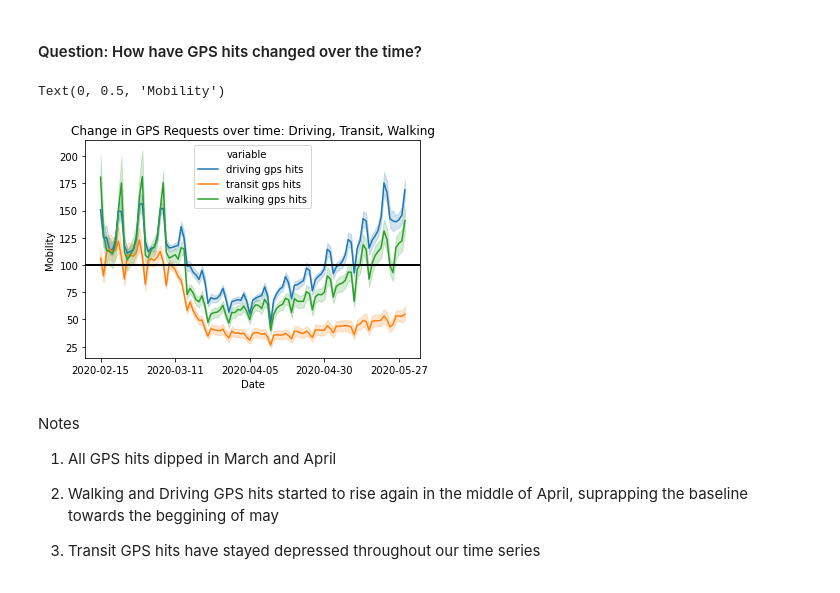
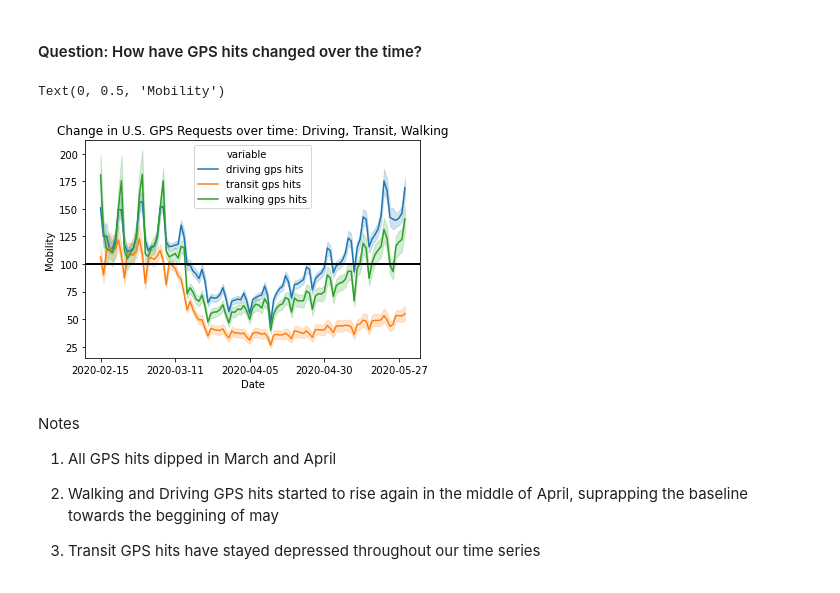
Before and after one commit to jeremysilva1098/mobility_covid, a Jupyter notebook: COVID-19 and Mobility EDA.ipynb, the cells around one changed output. Saved outputs shown, nothing was run; the diff lists cells and outputs as text; code cells hidden in the pictures.

```diff
--- a/COVID-19 and Mobility EDA.ipynb
+++ b/COVID-19 and Mobility EDA.ipynb
@@ -83,23 +211,23 @@ This earliest date is 2020-02-15 and the most recent date is 2020-05-29.
 # %%
 import matplotlib.ticker as ticker
 
 # Pull out Driving, Transit, Walking and melt it down to a new df to make it easier to plot
 tl= full_df[['date', 'driving gps hits', 'transit gps hits', 'walking gps hits']]
 tl= tl.melt(id_vars='date')
 sns.lineplot(x='date',y='value',data=tl, hue='variable')
 
-# set the axis to be number of days rather than the actual date
+# set the axis to be number of days rathe r than the actual date
 ax = plt.gca()
 ax.xaxis.set_major_locator(ticker.MultipleLocator(base=25))
 # Put a line at baseline which is 100
 ax.axhline(100, color='black', lw=2)
 
-plt.title('Change in GPS Requests over time: Driving, Transit, Walking')
+plt.title('Change in U.S. GPS Requests over time: Driving, Transit, Walking')
 plt.xlabel('Date')
 plt.ylabel('Mobility')
 # %% [output]
 Text(0, 0.5, 'Mobility')
-[figure, old version]
+[figure, new version]
 # %% [markdown]
 Notes
 
```
Also changed, not shown: parts of 55 cells of this notebook.
